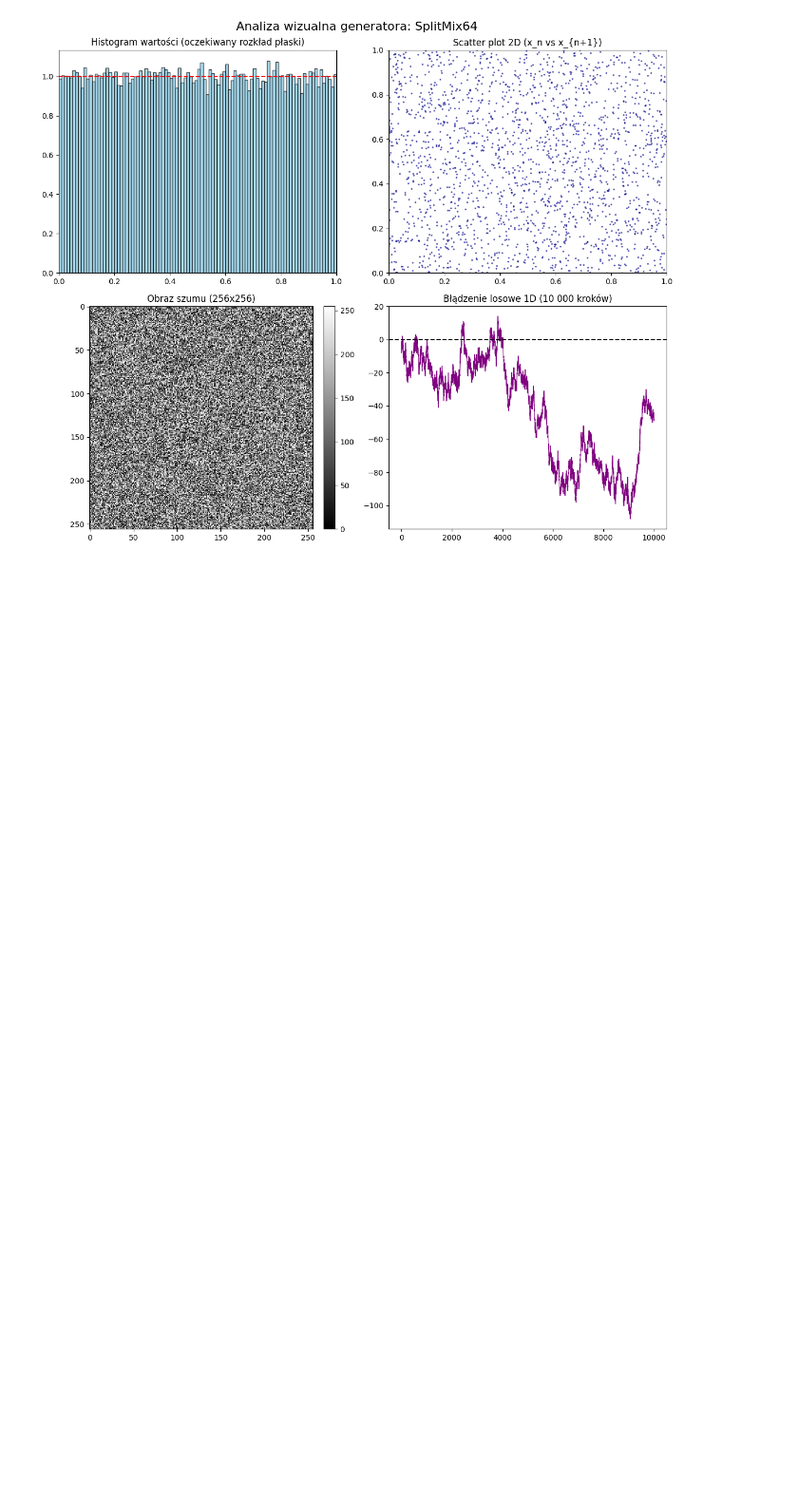
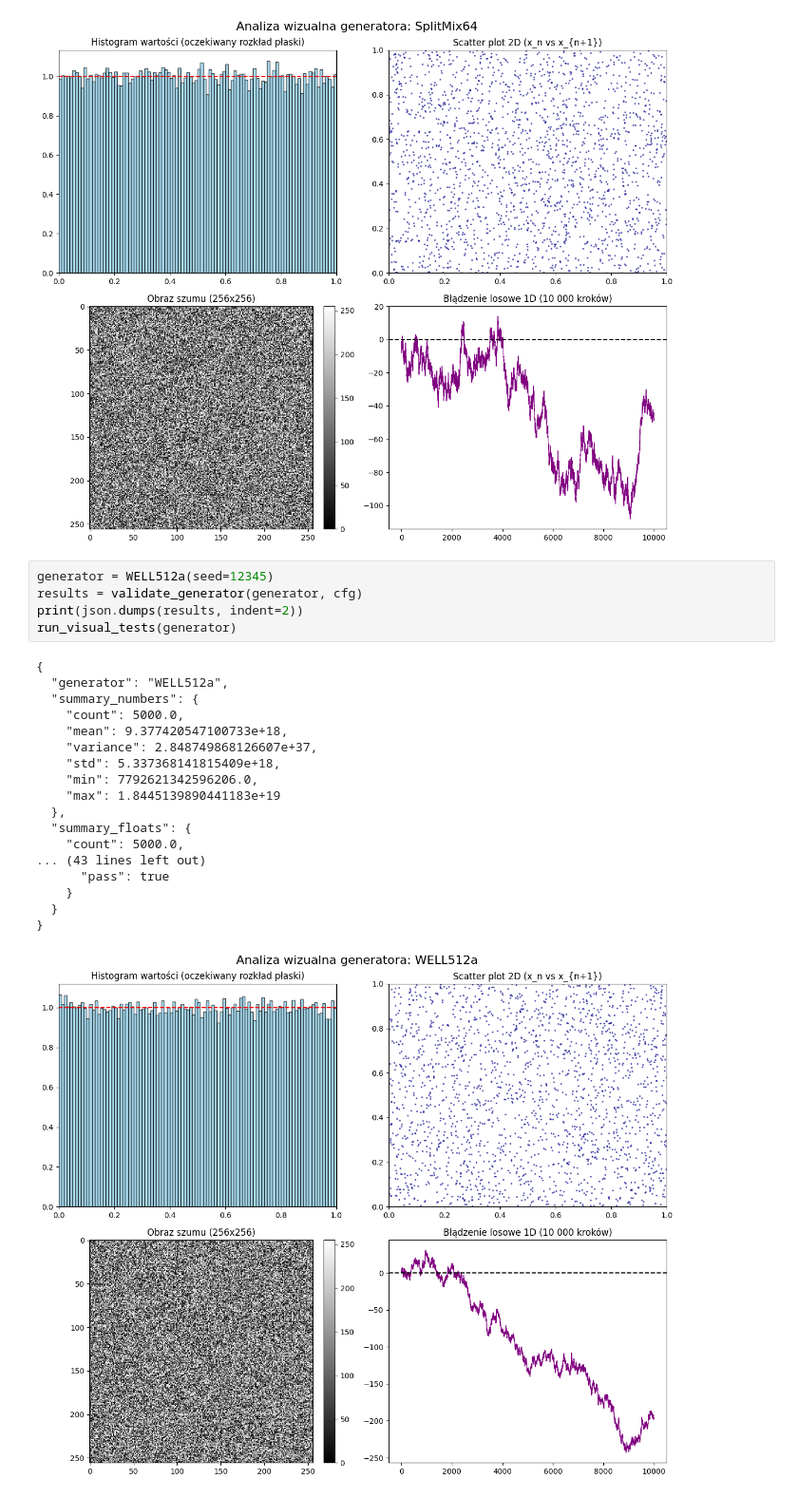
Before and after one commit to lsok02/IPOWBDB, a Jupyter notebook: noteboooks/P5.ipynb, the cells around one changed output. Shown at 95% size. Cells and saved outputs as stored; diff of their text form; blank space fills up the shorter version.

Commit message:
Added more generators

```diff
--- a/noteboooks/P5.ipynb
+++ b/noteboooks/P5.ipynb
@@ -65,3 +60,27 @@ run_visual_tests(generator)
   }
 }
 [figure]
+# %%
+generator = WELL512a(seed=12345)
+results = validate_generator(generator, cfg)
+print(json.dumps(results, indent=2))
+run_visual_tests(generator)
+# %% [output]
+{
+  "generator": "WELL512a",
+  "summary_numbers": {
+    "count": 5000.0,
+    "mean": 9.377420547100733e+18,
+    "variance": 2.848749868126607e+37,
+    "std": 5.337368141815409e+18,
+    "min": 7792621342596206.0,
+    "max": 1.8445139890441183e+19
+  },
+  "summary_floats": {
+    "count": 5000.0,
+... (43 lines left out)
+      "pass": true
+    }
+  }
+}
+[figure, added]
```
Also changed, not shown: parts of 5 cells of this notebook, 7 other files.
